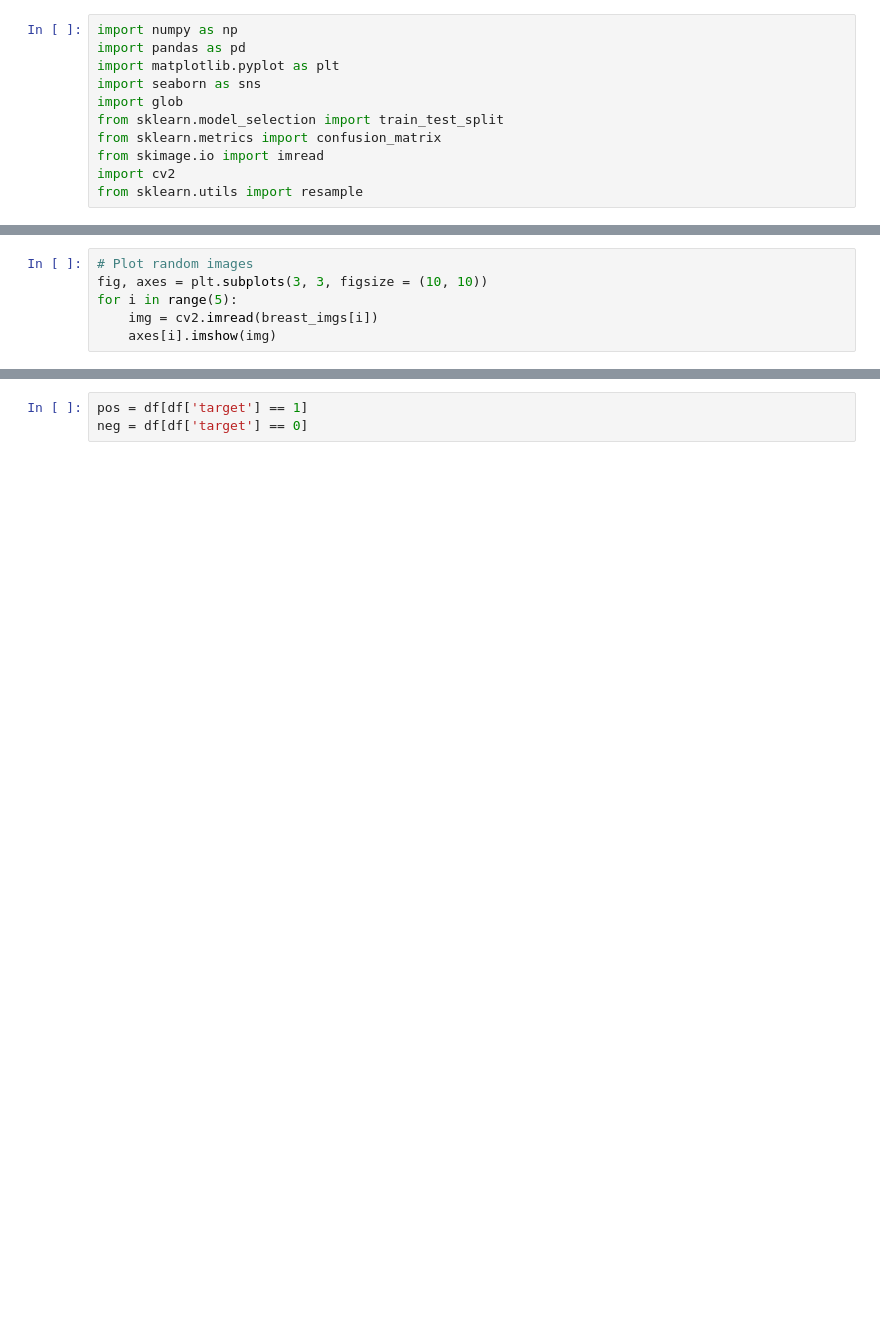
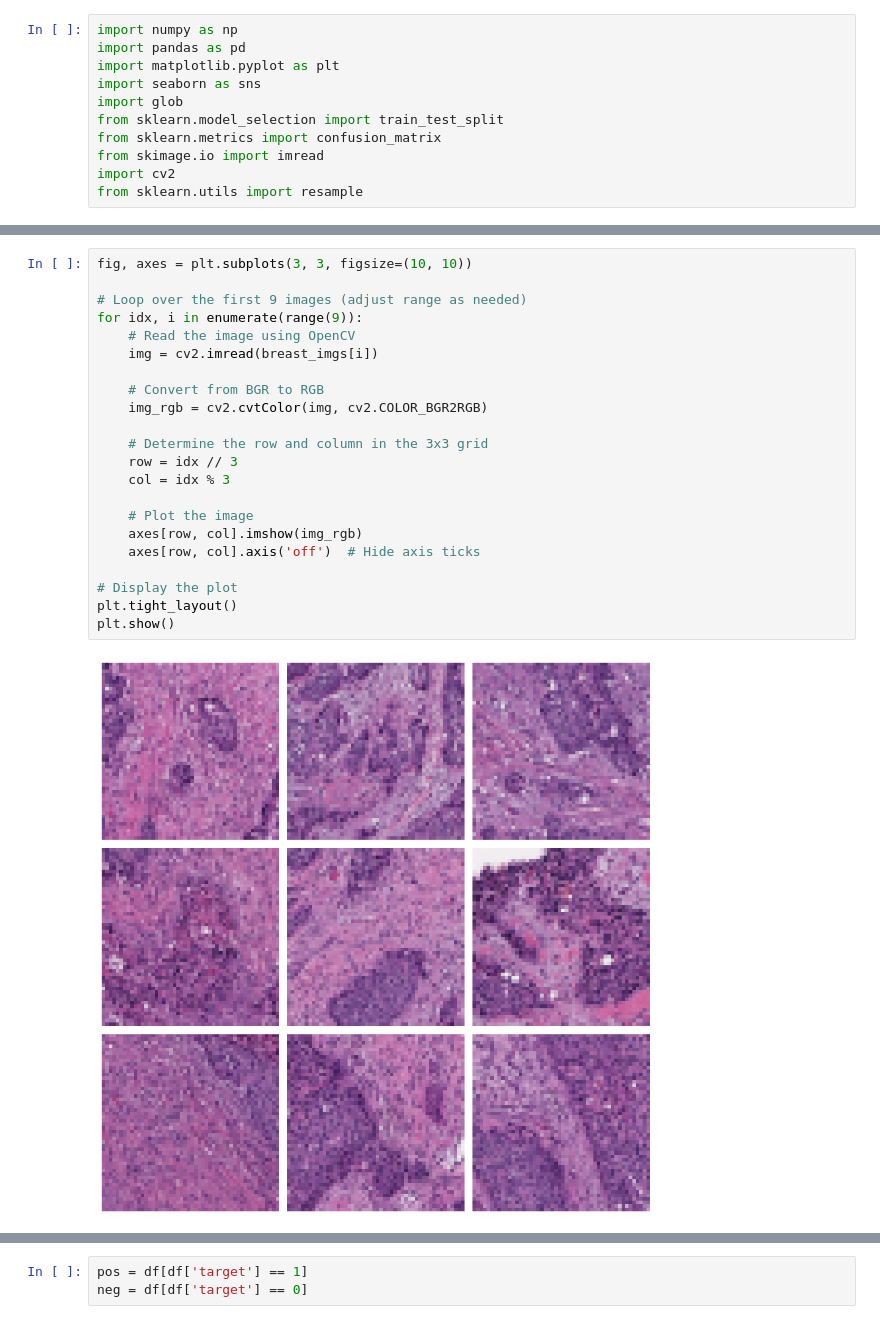
Before and after one commit to kiboiWanjohi/scotep-kenya, a Jupyter notebook: histopathology/kagglecopy.ipynb, the cells around one changed output, grey strips where cells are left out. Cells and saved outputs as stored; diff of their text form; blank space fills up the shorter version.

```diff
--- a/histopathology/kagglecopy.ipynb
+++ b/histopathology/kagglecopy.ipynb
@@ -39,8 +93,26 @@ breast_imgs[0]
-# %%
-# Plot random images
-fig, axes = plt.subplots(3, 3, figsize = (10, 10))
-for i in range(5):
-    img = cv2.imread(breast_imgs[i])
-    axes[i].imshow(img)
+# %%
+fig, axes = plt.subplots(3, 3, figsize=(10, 10))
+
+# Loop over the first 9 images (adjust range as needed)
+for idx, i in enumerate(range(9)):
+    # Read the image using OpenCV
+    img = cv2.imread(breast_imgs[i])
+
+    # Convert from BGR to RGB
+    img_rgb = cv2.cvtColor(img, cv2.COLOR_BGR2RGB)
+
+    # Determine the row and column in the 3x3 grid
+    row = idx // 3
+    col = idx % 3
+
+    # Plot the image
+    axes[row, col].imshow(img_rgb)
+    axes[row, col].axis('off')  # Hide axis ticks
+
+# Display the plot
+plt.tight_layout()
+plt.show()
+# %% [output]
+[figure, added]
 # %%
 # Get data insights from dataframe
```
Also changed, not shown: parts of 17 cells of this notebook.
